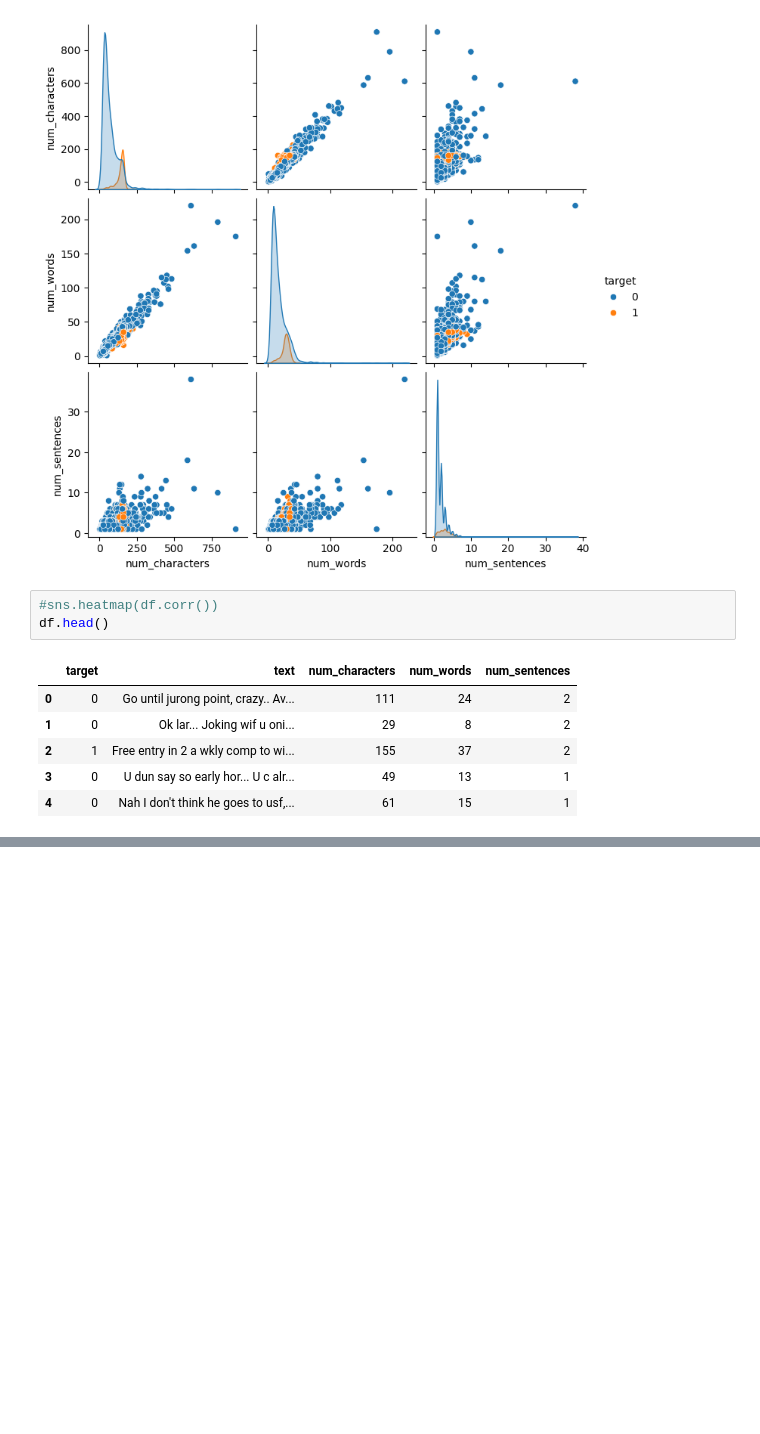
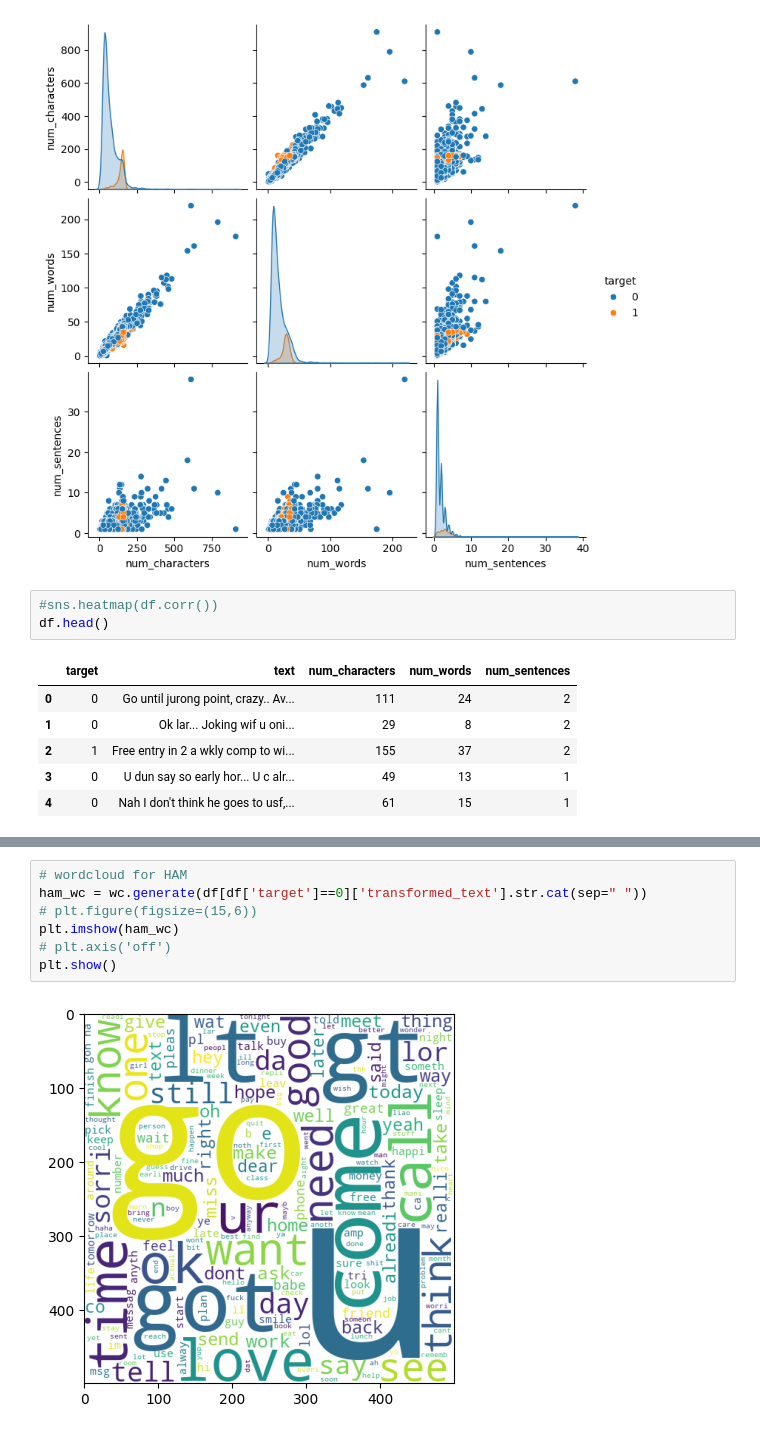
Before and after one commit to RaunakSachdeva2004/Email-Spam-Classifier-2, a Jupyter notebook: spamdetection.ipynb, the cells around one changed output, grey strips where cells are left out. Cells and saved outputs as stored; diff of their text form; blank space fills up the shorter version.

```diff
--- a/spamdetection.ipynb
+++ b/spamdetection.ipynb
@@ -272,0 +366,9 @@ sns.heatmap(numerical_df.corr())
+# %%
+# wordcloud for HAM
+ham_wc = wc.generate(df[df['target']==0]['transformed_text'].str.cat(sep=" "))
+# plt.figure(figsize=(15,6))
+plt.imshow(ham_wc)
+# plt.axis('off')
+plt.show()
+# %% [output]
+[figure, added]
```
Also changed, not shown: parts of 20 cells of this notebook.
